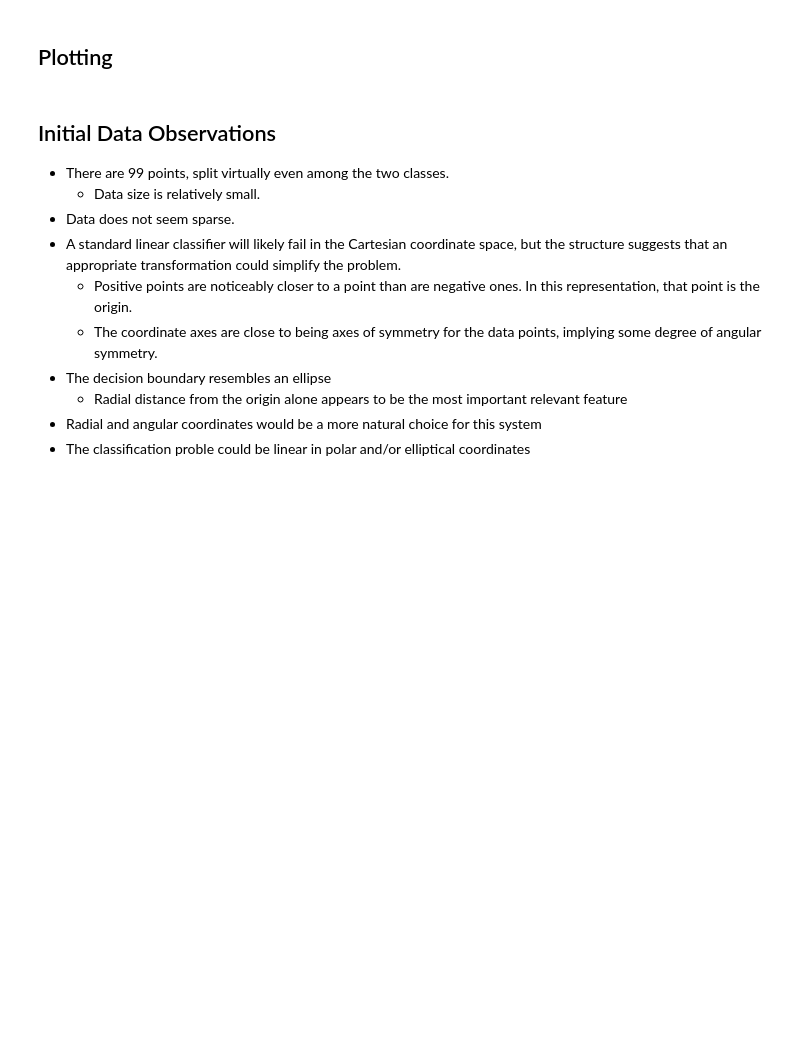
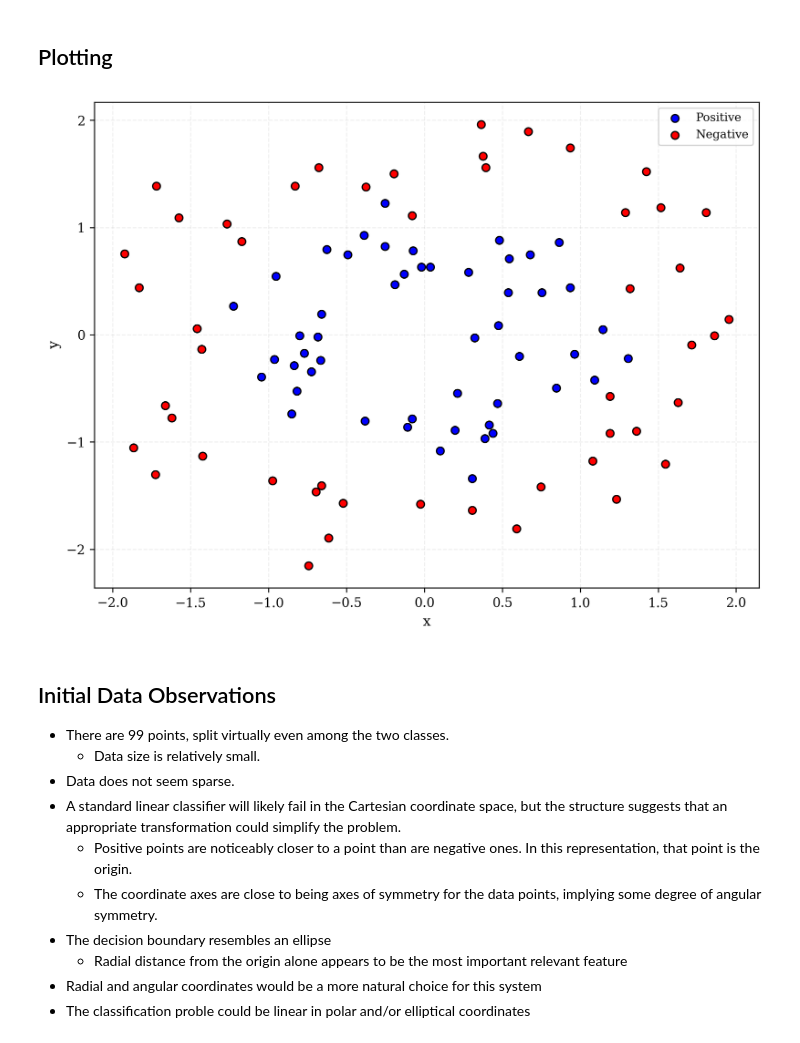
Before and after one commit to apsket/feature-representation-vs-model-complexity, a Jupyter notebook: notebooks/01_exploration.ipynb, the cells around one changed output. Drawn from its saved outputs; the diff is of its cells as text; code cells hidden in the pictures; blank space fills up the shorter version.

```diff
--- a/notebooks/01_exploration.ipynb
+++ b/notebooks/01_exploration.ipynb
@@ -79,8 +79,10 @@ PLOT_CONFIG = {
 
 plot_manager = PlotManager(PLOT_CONFIG)
 # %%
-raw_data_fig, raw_data_ax = plot_in_rectangular_coordinates(dataset.X, dataset.y, title='')
+raw_data_fig, raw_data_ax = plot_in_rectangular_coordinates(dataset.X, dataset.y, title='', axis_x_label='x', axis_y_label='y')
 display(raw_data_fig)
+# %% [output]
+[figure, added]
 # %%
 plot_manager.handle(raw_data_fig, name='original_dataset')
 # %% [markdown]
```
Also changed, not shown: parts of 3 cells of this notebook, 10 other files.
